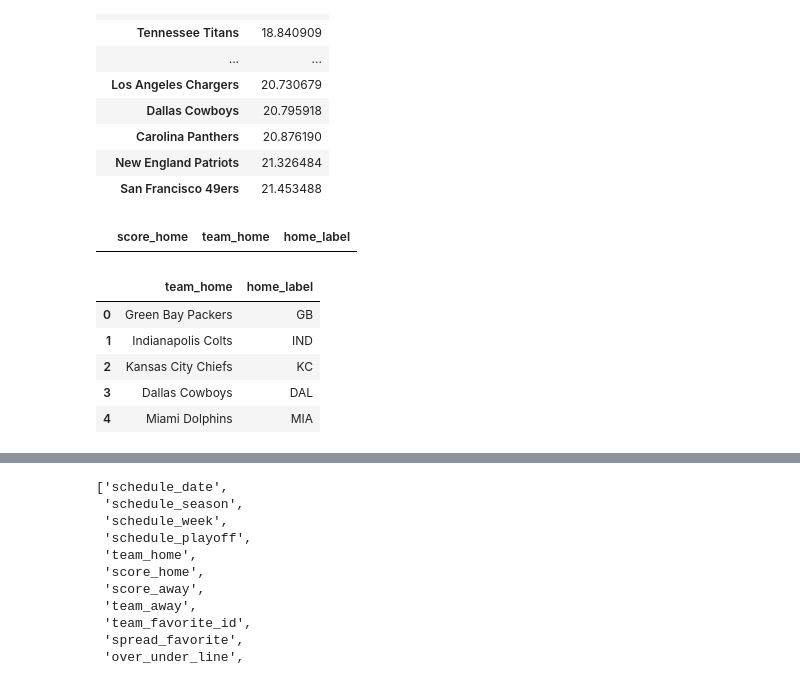
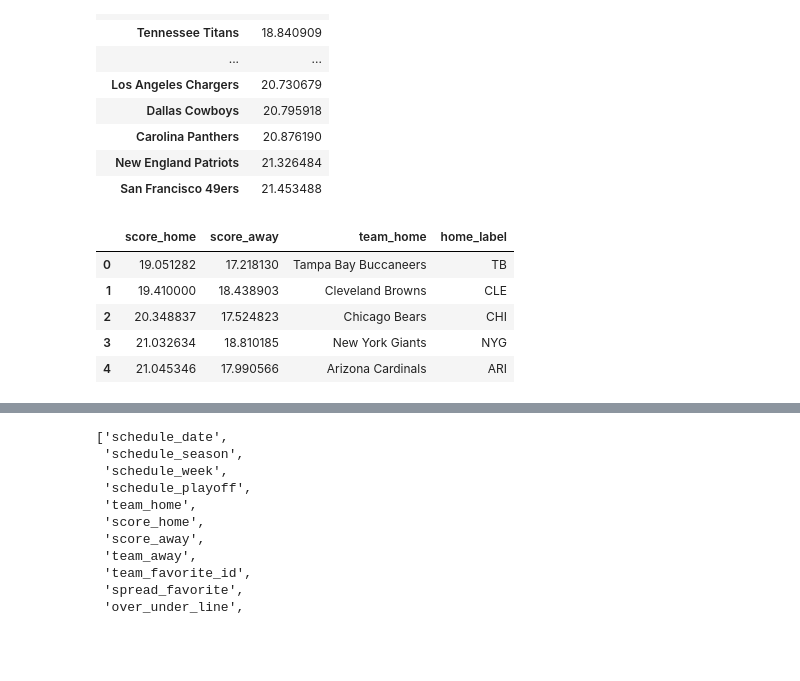
Before and after one commit to mroot9519/nfl, a Jupyter notebook: basic_research.ipynb, the cells around one changed output, grey strips where cells are left out. Drawn from its saved outputs; the diff is of its cells as text; code cells hidden in the pictures; blank space fills up the shorter version.

Commit message:
completed scatter plot of points home and away

```diff
--- a/basic_research.ipynb
+++ b/basic_research.ipynb
@@ -158,19 +158,16 @@ away_points_df
 # %%
 #Join home and away
 team_points_df = pd.merge(home_points_df, away_points_df, left_index=True, right_index=True)
-team_points_df = pd.merge(home_points_df, labels_df, left_index=True, right_index=True )
+team_points_df['team_home'] = team_points_df.index
+team_points_df = pd.merge(team_points_df, labels_df, on=["team_home", "team_home"])
 team_points_df.head()
 # %% [output]
-|  | score_home | team_home | home_label |
+|  | score_home | score_away | team_home | home_label |
+| 0 | 19.051282 | 17.218130 | Tampa Bay Buccaneers | TB |
+| 1 | 19.410000 | 18.438903 | Cleveland Browns | CLE |
+| 2 | 20.348837 | 17.524823 | Chicago Bears | CHI |
+| 3 | 21.032634 | 18.810185 | New York Giants | NYG |
+| 4 | 21.045346 | 17.990566 | Arizona Cardinals | ARI |
-# %%
-labels_df.head()
-# %% [output]
-|  | team_home | home_label |
-| 0 | Green Bay Packers | GB |
-| 1 | Indianapolis Colts | IND |
-| 2 | Kansas City Chiefs | KC |
-| 3 | Dallas Cowboys | DAL |
-| 4 | Miami Dolphins | MIA |
 # %%
 # Build the scatter plots for teams' points at home and away.
 #plt.scatter(home_points_df, away_points_df)
```
Also changed, not shown: parts of 2 cells of this notebook.
